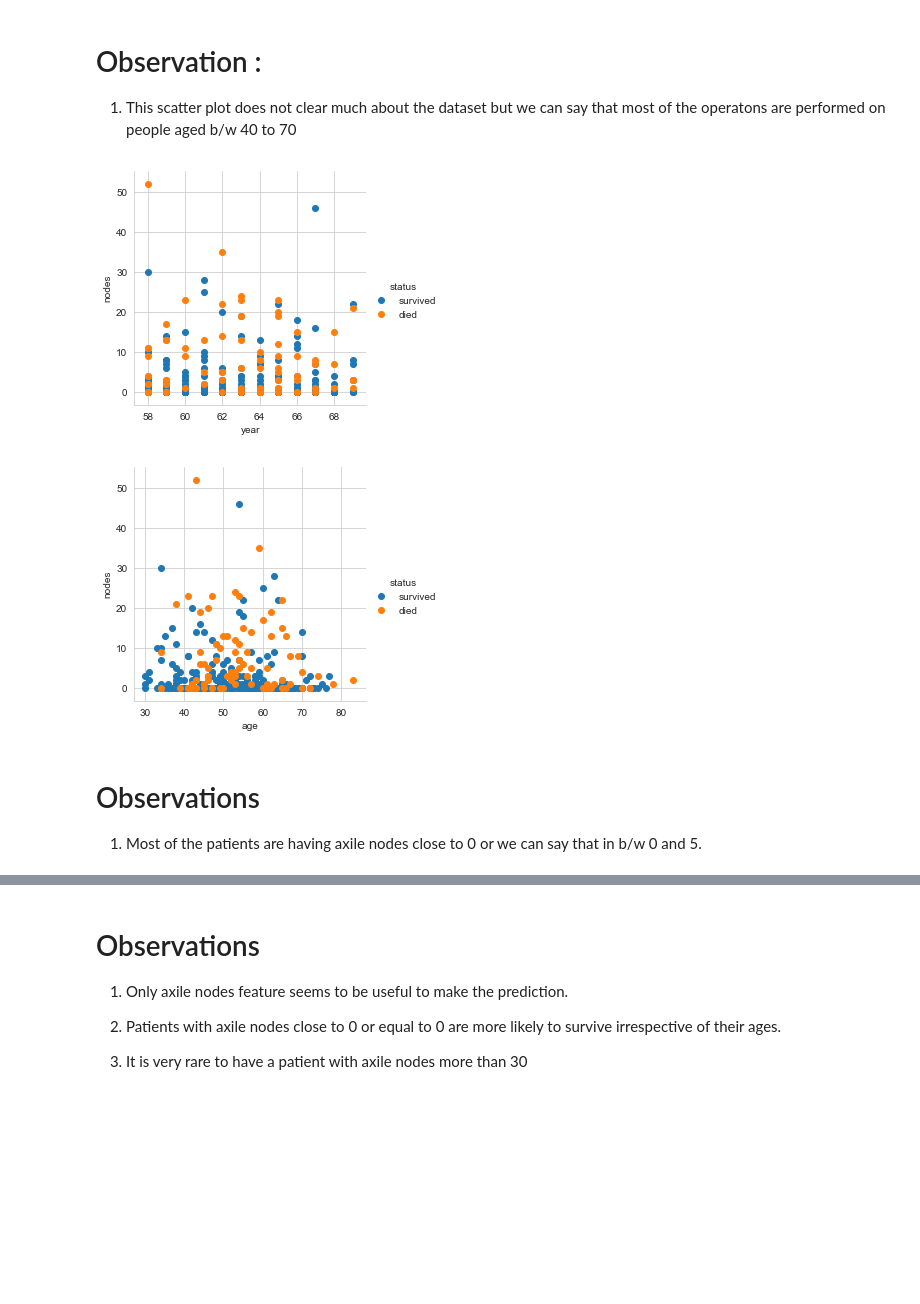
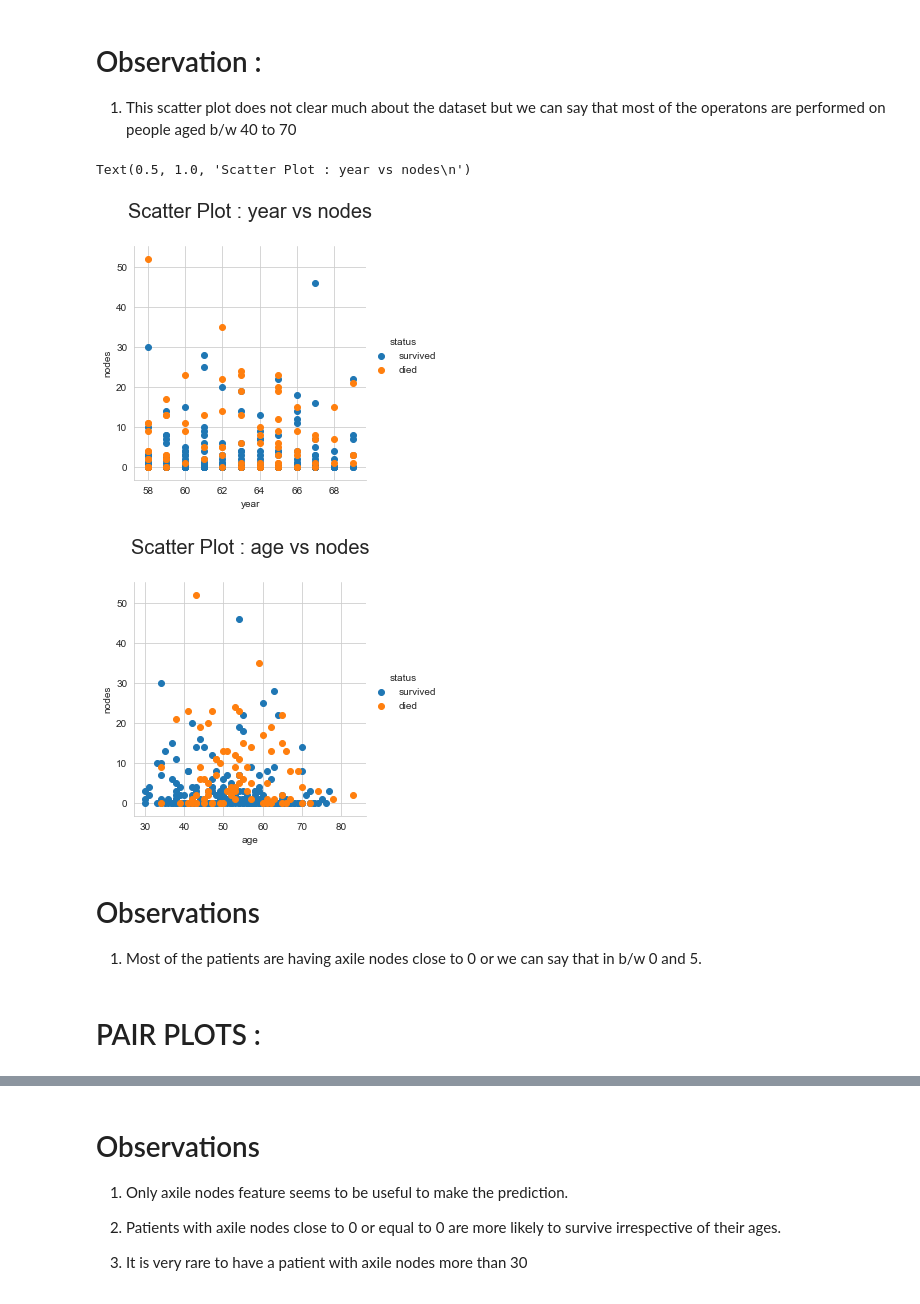
Before and after one commit to shu271295/Machine-Learning, a Jupyter notebook: Haberman_dataset_EDA.ipynb, the cells around one changed output, grey strips where cells are left out. Saved outputs shown, nothing was run; the diff lists cells and outputs as text; code cells hidden in the pictures; blank space fills up the shorter version.

```diff
--- a/Haberman_dataset_EDA.ipynb
+++ b/Haberman_dataset_EDA.ipynb
@@ -91,20 +101,28 @@ sns.FacetGrid(df , hue = "status", height = 4)\
 # %%
 # Scatter plot b/w year vs  nodes
 sns.FacetGrid(df, hue = "status", height = 4)\
     .map(plt.scatter, "year" , "nodes")\
     .add_legend();
+plt.title("Scatter Plot : year vs nodes\n", fontdict={"fontsize" : 20})
 # %% [output]
+Text(0.5, 1.0, 'Scatter Plot : year vs nodes\n')
-[figure, old version]
+[figure, new version]
 # %%
 # Scatter plot b/w year vs  nodes
 sns.FacetGrid(df, hue = "status", height = 4)\
     .map(plt.scatter, "age" , "nodes")\
     .add_legend();
+
+plt.title("Scatter Plot : age vs nodes\n" , fontdict={"fontsize" : 20})
+
+plt.show()
 # %% [output]
-[figure, old version]
+[figure, new version]
 # %% [markdown]
 # Observations
 
 1) Most of the patients are having axile nodes close to 0 or we can say that in b/w 0 and 5.
+# %% [markdown]
+# PAIR PLOTS :
 # %%
 # Pair Plots
```
Also changed, not shown: parts of 10 cells of this notebook.
